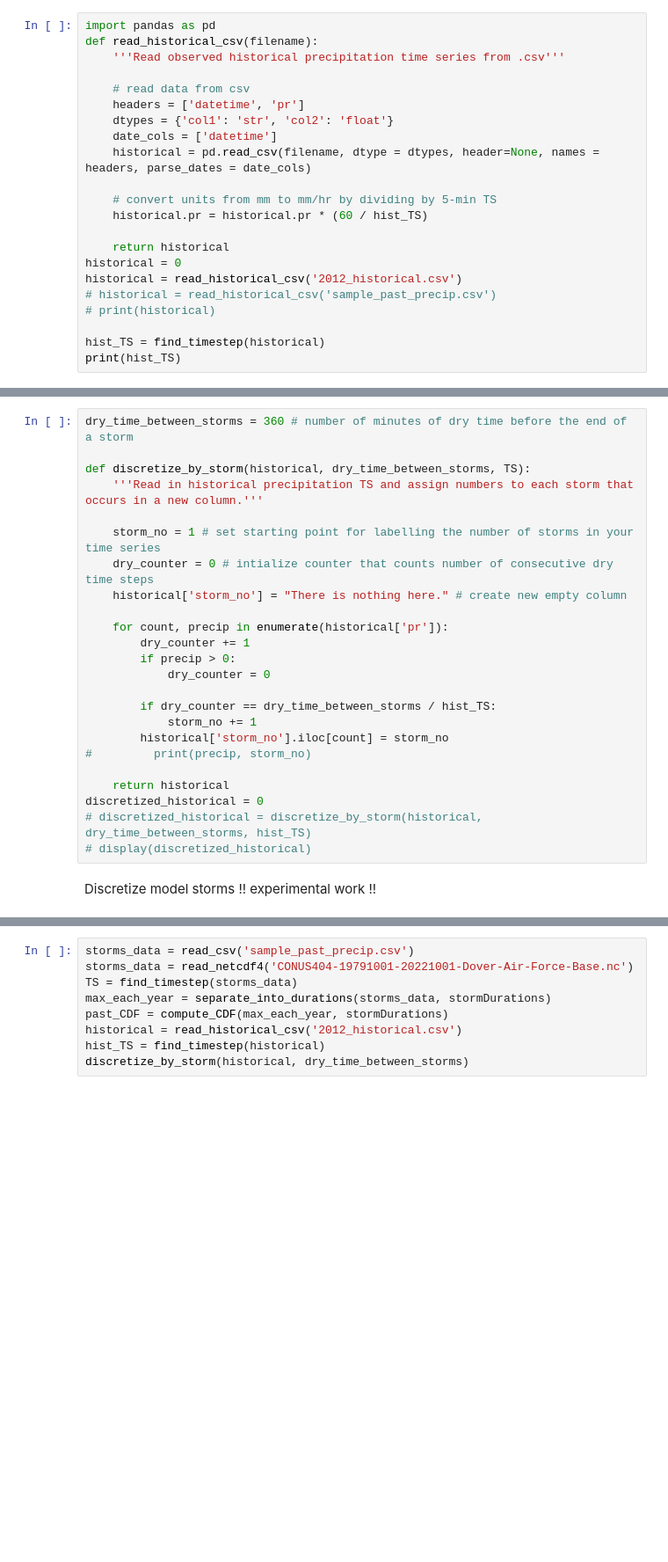
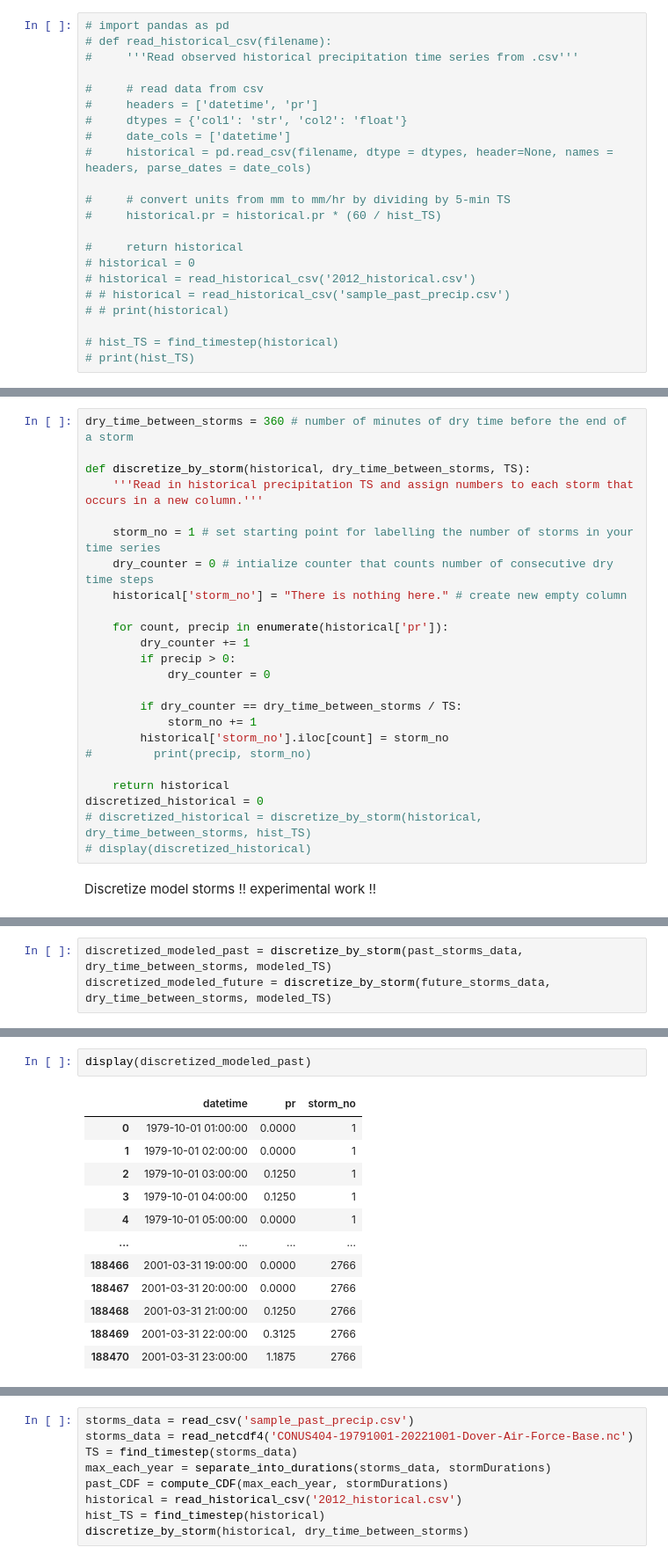
Before and after one commit to AustinFarnum/ClimateChangePrecipitationProjection, a Jupyter notebook: IDF Curves.ipynb, the cells around one changed output, grey strips where cells are left out. Shown at 88% size. Saved outputs shown, nothing was run; the diff lists cells and outputs as text; blank space fills up the shorter version.

```diff
--- a/IDF Curves.ipynb
+++ b/IDF Curves.ipynb
@@ -357,22 +416,22 @@ display(deltas)
 # %%
-import pandas as pd
-def read_historical_csv(filename):
-    '''Read observed historical precipitation time series from .csv'''
+# import pandas as pd
+# def read_historical_csv(filename):
+#     '''Read observed historical precipitation time series from .csv'''
 
-    # read data from csv
-    headers = ['datetime', 'pr']
-    dtypes = {'col1': 'str', 'col2': 'float'}
-    date_cols = ['datetime']
-    historical = pd.read_csv(filename, dtype = dtypes, header=None, names = headers, parse_dates = date_cols)
+#     # read data from csv
+#     headers = ['datetime', 'pr']
+#     dtypes = {'col1': 'str', 'col2': 'float'}
+#     date_cols = ['datetime']
+#     historical = pd.read_csv(filename, dtype = dtypes, header=None, names = headers, parse_dates = date_cols)
 
-    # convert units from mm to mm/hr by dividing by 5-min TS
-    historical.pr = historical.pr * (60 / hist_TS)
+#     # convert units from mm to mm/hr by dividing by 5-min TS
+#     historical.pr = historical.pr * (60 / hist_TS)
 
-    return historical
-historical = 0
-historical = read_historical_csv('2012_historical.csv')
-# historical = read_historical_csv('sample_past_precip.csv')
-# print(historical)
+#     return historical
+# historical = 0
+# historical = read_historical_csv('2012_historical.csv')
+# # historical = read_historical_csv('sample_past_precip.csv')
+# # print(historical)
 
-hist_TS = find_timestep(historical)
-print(hist_TS)
+# hist_TS = find_timestep(historical)
+# print(hist_TS)
@@ -391,7 +452,7 @@ def discretize_by_storm(historical, dry_time_between_storms, TS):
         if precip > 0:
             dry_counter = 0
 
-        if dry_counter == dry_time_between_storms / hist_TS:
+        if dry_counter == dry_time_between_storms / TS:
             storm_no += 1
         historical['storm_no'].iloc[count] = storm_no
 #         print(precip, storm_no)
@@ -417,0 +471,3 @@ rounded_trimmed_discretized_modeled_future = round_to_durations(trimmed_discreti
+# %%
+discretized_modeled_past = discretize_by_storm(past_storms_data, dry_time_between_storms, modeled_TS)
+discretized_modeled_future = discretize_by_storm(future_storms_data, dry_time_between_storms, modeled_TS)
@@ -417,0 +476,15 @@ rounded_trimmed_discretized_modeled_future = round_to_durations(trimmed_discreti
+# %%
+display(discretized_modeled_past)
+# %% [output]
+|  | datetime | pr | storm_no |
+| 0 | 1979-10-01 01:00:00 | 0.0000 | 1 |
+| 1 | 1979-10-01 02:00:00 | 0.0000 | 1 |
+| 2 | 1979-10-01 03:00:00 | 0.1250 | 1 |
+| 3 | 1979-10-01 04:00:00 | 0.1250 | 1 |
+| 4 | 1979-10-01 05:00:00 | 0.0000 | 1 |
+| ... | ... | ... | ... |
+| 188466 | 2001-03-31 19:00:00 | 0.0000 | 2766 |
+| 188467 | 2001-03-31 20:00:00 | 0.0000 | 2766 |
+| 188468 | 2001-03-31 21:00:00 | 0.1250 | 2766 |
+| 188469 | 2001-03-31 22:00:00 | 0.3125 | 2766 |
+| 188470 | 2001-03-31 23:00:00 | 1.1875 | 2766 |
```
Also changed, not shown: parts of 25 cells of this notebook, 7 other files.
